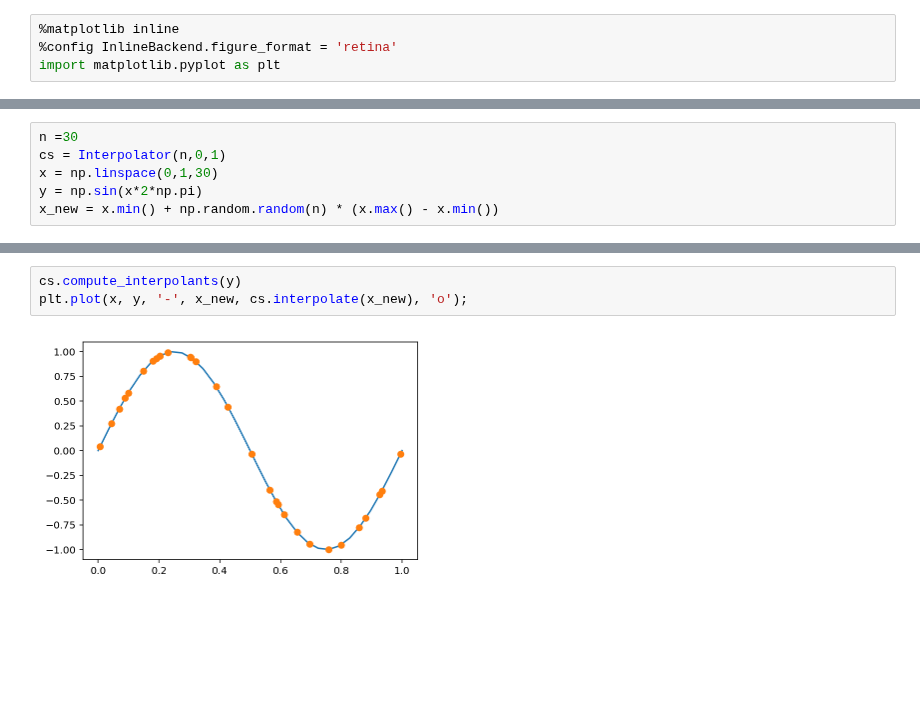
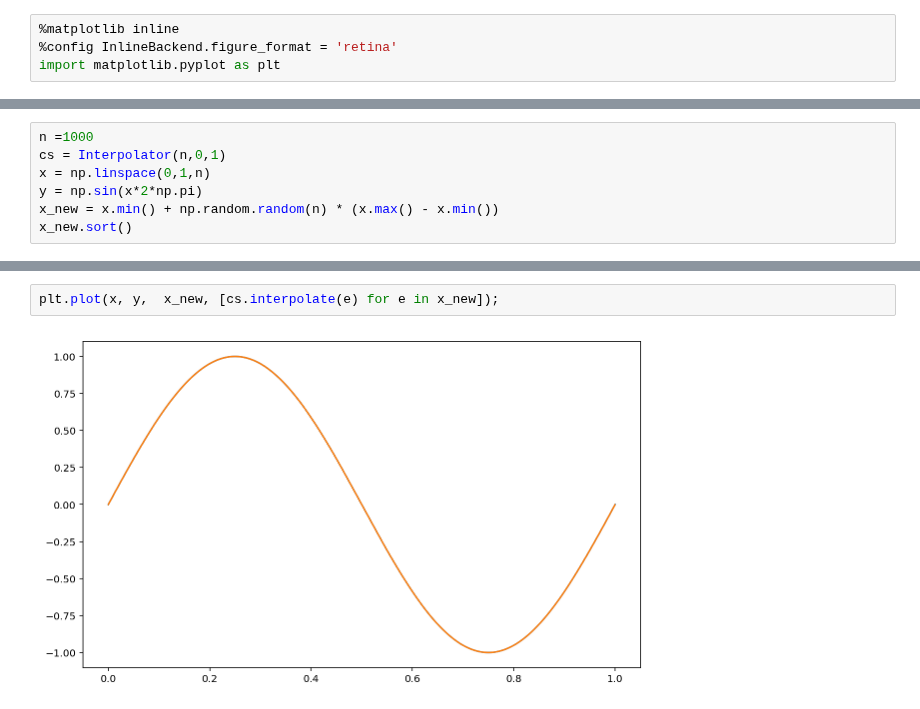
Before and after one commit to pnavaro/math-python, a Jupyter notebook: 40.LandauDamping.ipynb, the cells around one changed output, grey strips where cells are left out. Saved outputs shown, nothing was run; the diff lists cells and outputs as text; blank space fills up the shorter version.

```diff
--- a/40.LandauDamping.ipynb
+++ b/40.LandauDamping.ipynb
@@ -118,6 +110,7 @@ class Interpolator():
 # %%
-n =30
+n =1000
 cs = Interpolator(n,0,1)
-x = np.linspace(0,1,30)
+x = np.linspace(0,1,n)
 y = np.sin(x*2*np.pi)
 x_new = x.min() + np.random.random(n) * (x.max() - x.min())
+x_new.sort()
@@ -124,5 +123,4 @@ x_new = x.min() + np.random.random(n) * (x.max() - x.min())
 # %%
-cs.compute_interpolants(y)
-plt.plot(x, y, '-', x_new, cs.interpolate(x_new), 'o');
+plt.plot(x, y,  x_new, [cs.interpolate(e) for e in x_new]);
 # %% [output]
-[figure, old version]
+[figure, new version]
```
Also changed, not shown: parts of 4 cells of this notebook, 1 other file.
